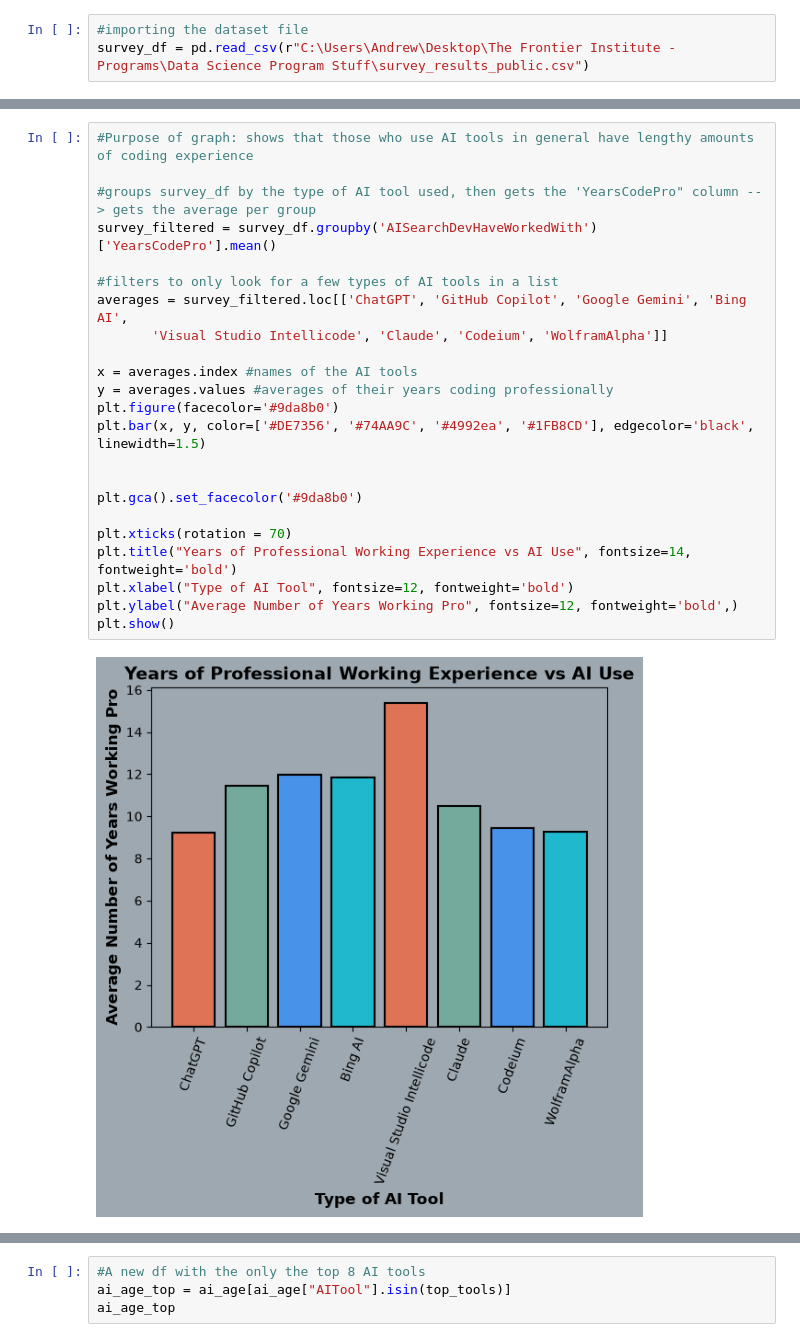
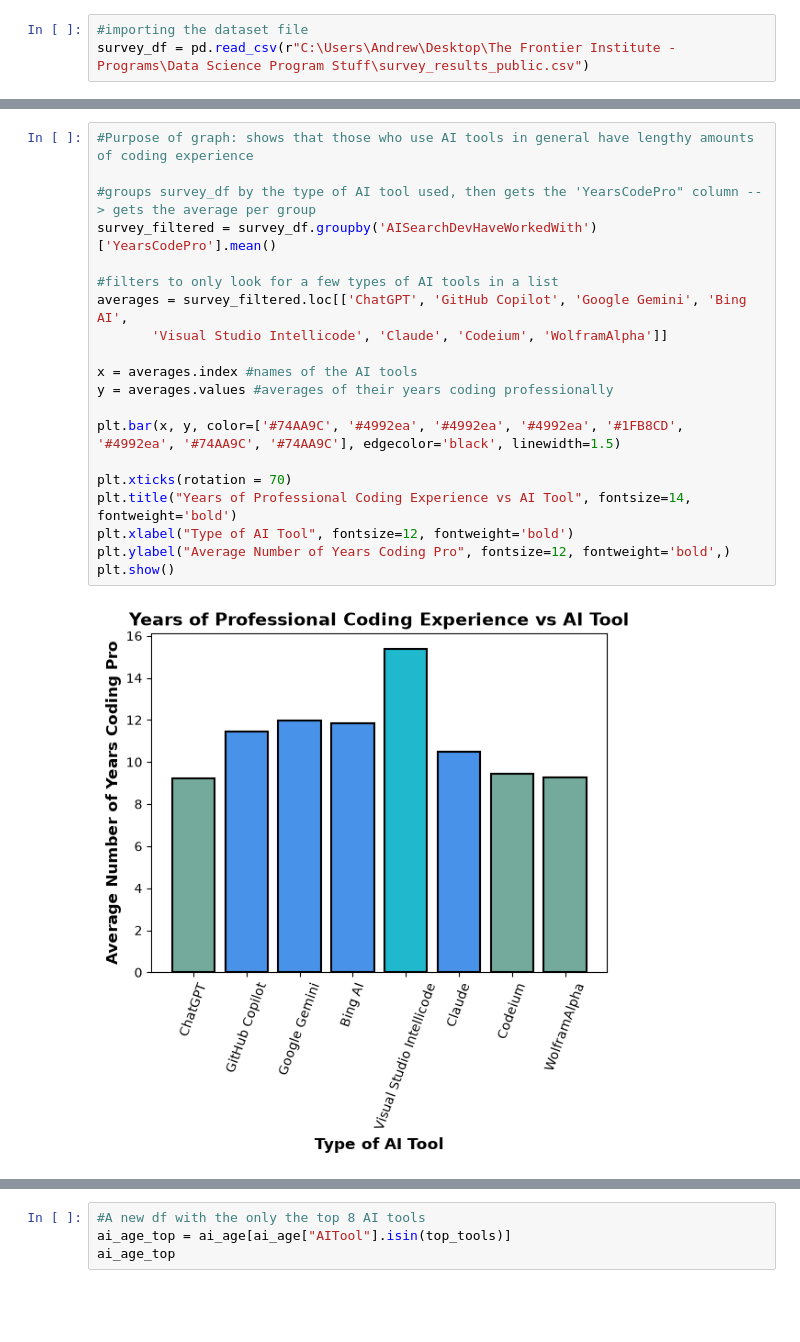
Before and after one commit to CodingExtraordinaire-7/Computer-Science-Survey, a Jupyter notebook: survey.ipynb, the cells around one changed output, grey strips where cells are left out. Saved outputs shown, nothing was run; the diff lists cells and outputs as text; blank space fills up the shorter version.

```diff
--- a/survey.ipynb
+++ b/survey.ipynb
@@ -124,25 +109,22 @@ plt.show()
 # %%
 #Purpose of graph: shows that those who use AI tools in general have lengthy amounts of coding experience
 
 #groups survey_df by the type of AI tool used, then gets the 'YearsCodePro" column --> gets the average per group
 survey_filtered = survey_df.groupby('AISearchDevHaveWorkedWith')['YearsCodePro'].mean()
 
 #filters to only look for a few types of AI tools in a list
 averages = survey_filtered.loc[['ChatGPT', 'GitHub Copilot', 'Google Gemini', 'Bing AI',
        'Visual Studio Intellicode', 'Claude', 'Codeium', 'WolframAlpha']]
 
 x = averages.index #names of the AI tools
 y = averages.values #averages of their years coding professionally
-plt.figure(facecolor='#9da8b0')
-plt.bar(x, y, color=['#DE7356', '#74AA9C', '#4992ea', '#1FB8CD'], edgecolor='black', linewidth=1.5)
 
-
-plt.gca().set_facecolor('#9da8b0')
+plt.bar(x, y, color=['#74AA9C', '#4992ea', '#4992ea', '#4992ea', '#1FB8CD', '#4992ea', '#74AA9C', '#74AA9C'], edgecolor='black', linewidth=1.5)
 
 plt.xticks(rotation = 70)
-plt.title("Years of Professional Working Experience vs AI Use", fontsize=14, fontweight='bold')
+plt.title("Years of Professional Coding Experience vs AI Tool", fontsize=14, fontweight='bold')
 plt.xlabel("Type of AI Tool", fontsize=12, fontweight='bold')
-plt.ylabel("Average Number of Years Working Pro", fontsize=12, fontweight='bold',)
+plt.ylabel("Average Number of Years Coding Pro", fontsize=12, fontweight='bold',)
 plt.show()
 # %% [output]
-[figure, old version]
+[figure, new version]
```
Also changed, not shown: parts of 30 cells of this notebook.
